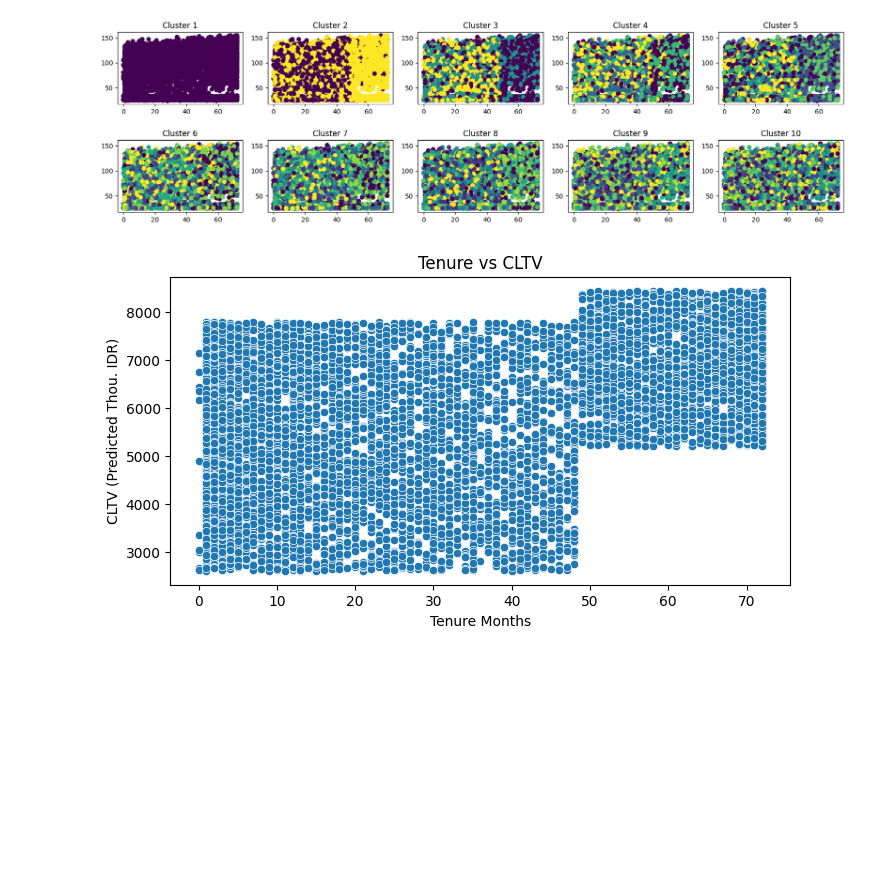
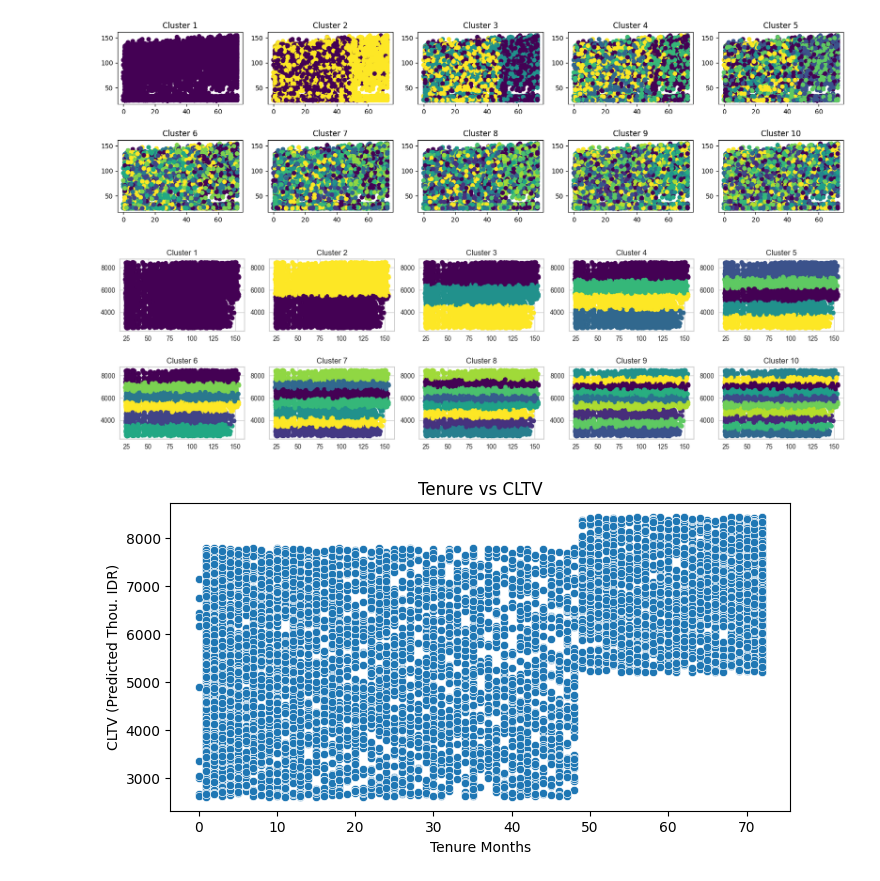
Before and after one commit to whisnumurtyga/dsw-second-guess, a Jupyter notebook: code/clustering.ipynb, the cells around one changed output. Saved outputs shown, nothing was run; the diff lists cells and outputs as text; code cells hidden in the pictures; blank space fills up the shorter version.

Commit message:
add cluster by cltv and monthly purchase

```diff
--- a/code/clustering.ipynb
+++ b/code/clustering.ipynb
@@ -63,6 +63,18 @@ for i, ax in enumerate(fig.axes, start = 1):
     ax.set_title(f'Cluster {i}')
 # %% [output]
 [figure]
+# %%
+fig, axs = plt.subplots(nrows = 2, ncols = 5, figsize=(20, 5))
+plt.subplots_adjust(hspace=0.5)
+
+for i, ax in enumerate(fig.axes, start = 1):
+    # print(df[f'cluster{i}'])
+    ax.scatter(x=X['Monthly Purchase (Thou. IDR)'], y=X['CLTV (Predicted Thou. IDR)'], c = df[f'cluster{i}'], cmap='viridis')
+    # ax.set_ylim(3, 1.5)
+    # ax.set_xlim(0, 1)
+    ax.set_title(f'Cluster {i}')
+# %% [output]
+[figure, added]
 # %%
 plt.figure(figsize=(8,4))
 sns.scatterplot(x=X['Tenure Months'], y=X['CLTV (Predicted Thou. IDR)'])
```
